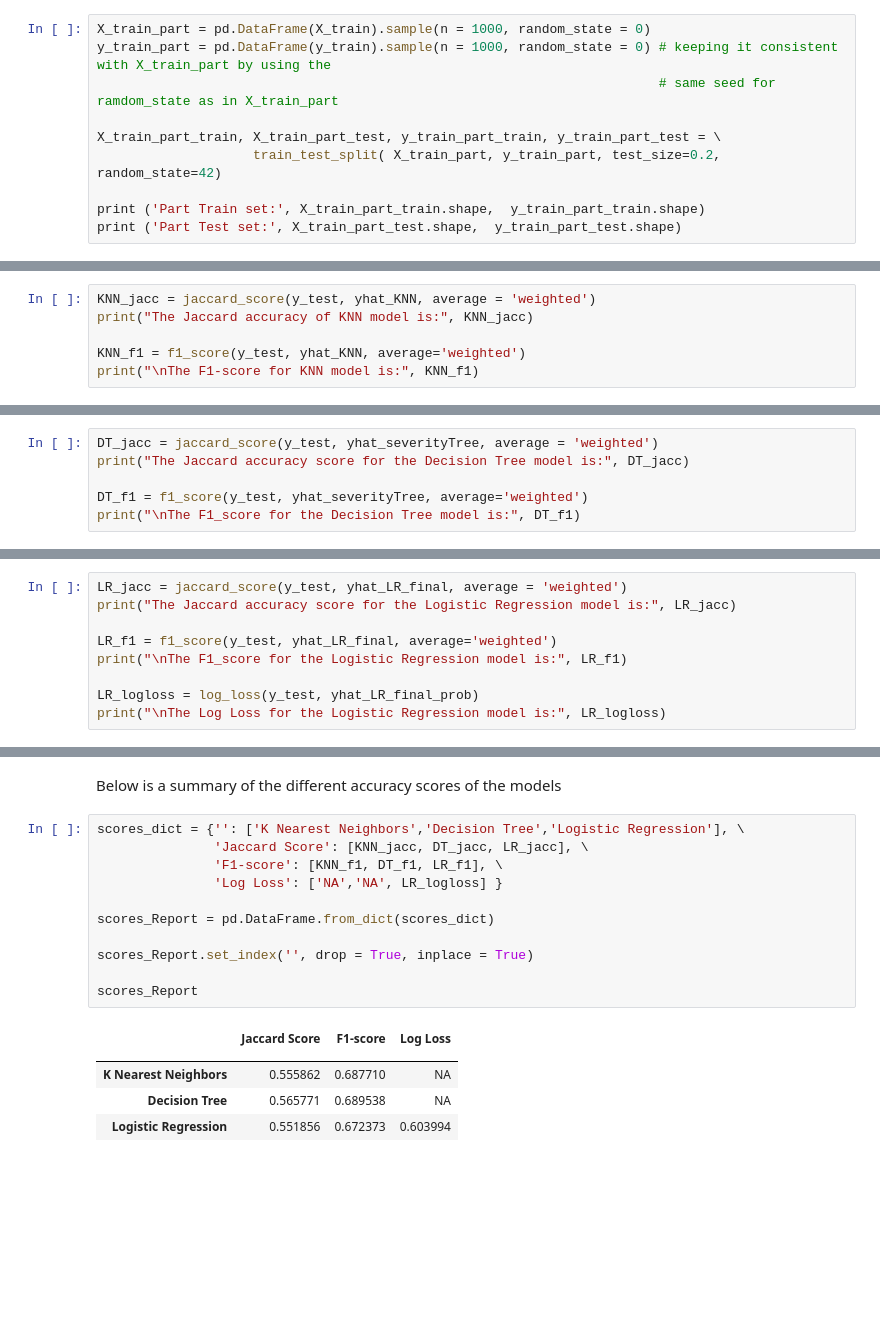
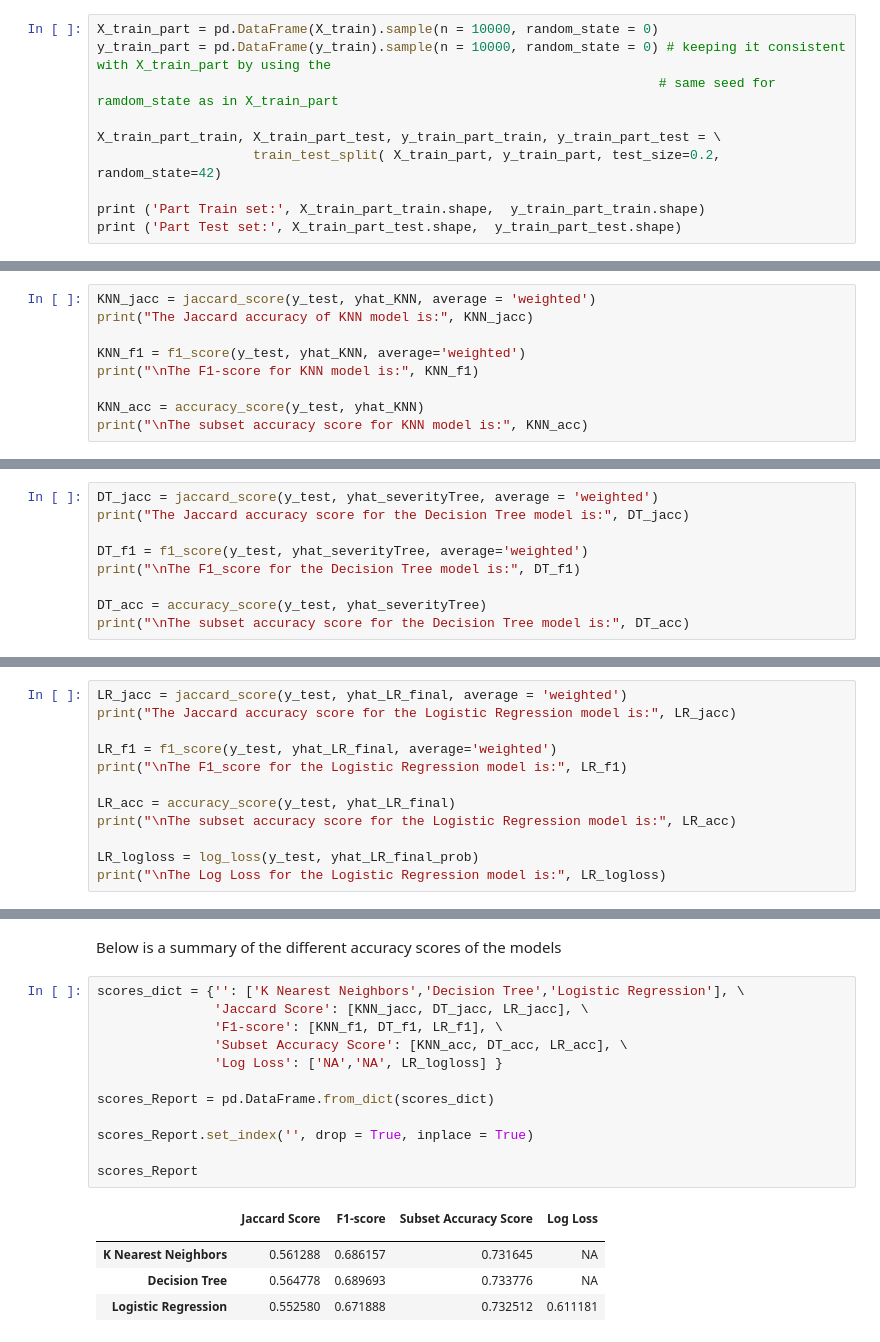
Before and after one commit to sankha14/Applied_Data_Science_Capstone, a Jupyter notebook: Car_Accident_Severity_Prediction.ipynb, the cells around one changed output, grey strips where cells are left out. Cells and saved outputs as stored; diff of their text form; blank space fills up the shorter version.

```diff
--- a/Car_Accident_Severity_Prediction.ipynb
+++ b/Car_Accident_Severity_Prediction.ipynb
@@ -1295,8 +1305,8 @@ Test set: (40358, 50) (40358,)
 # %% [markdown]
 We would like to check with a few different 'k' values to find out which 'k' value the model performs well enough for. But the train data is too large to probe multiple times. That's why we will only select only a small portion of the train data to probe.
 # %%
-X_train_part = pd.DataFrame(X_train).sample(n = 1000, random_state = 0)
-y_train_part = pd.DataFrame(y_train).sample(n = 1000, random_state = 0) # keeping it consistent with X_train_part by using the
+X_train_part = pd.DataFrame(X_train).sample(n = 10000, random_state = 0)
+y_train_part = pd.DataFrame(y_train).sample(n = 10000, random_state = 0) # keeping it consistent with X_train_part by using the
                                                                         # same seed for ramdom_state as in X_train_part
 
 X_train_part_train, X_train_part_test, y_train_part_train, y_train_part_test = \
@@ -1502,4 +1514,7 @@ print("The Jaccard accuracy of KNN model is:", KNN_jacc)
 
 KNN_f1 = f1_score(y_test, yhat_KNN, average='weighted')
 print("\nThe F1-score for KNN model is:", KNN_f1)
+
+KNN_acc = accuracy_score(y_test, yhat_KNN)
+print("\nThe subset accuracy score for KNN model is:", KNN_acc)
 # %% [output]
@@ -1530,4 +1547,7 @@ print("The Jaccard accuracy score for the Decision Tree model is:", DT_jacc)
 
 DT_f1 = f1_score(y_test, yhat_severityTree, average='weighted')
 print("\nThe F1_score for the Decision Tree model is:", DT_f1)
+
+DT_acc = accuracy_score(y_test, yhat_severityTree)
+print("\nThe subset accuracy score for the Decision Tree model is:", DT_acc)
 # %% [output]
@@ -1561,6 +1583,9 @@ print("The Jaccard accuracy score for the Logistic Regression model is:", LR_jac
 LR_f1 = f1_score(y_test, yhat_LR_final, average='weighted')
 print("\nThe F1_score for the Logistic Regression model is:", LR_f1)
 
+LR_acc = accuracy_score(y_test, yhat_LR_final)
+print("\nThe subset accuracy score for the Logistic Regression model is:", LR_acc)
+
 LR_logloss = log_loss(y_test, yhat_LR_final_prob)
 print("\nThe Log Loss for the Logistic Regression model is:", LR_logloss)
 # %% [output]
@@ -1590,17 +1617,18 @@ Below is a summary of the different accuracy scores of the models
 # %%
 scores_dict = {'': ['K Nearest Neighbors','Decision Tree','Logistic Regression'], \
                'Jaccard Score': [KNN_jacc, DT_jacc, LR_jacc], \
                'F1-score': [KNN_f1, DT_f1, LR_f1], \
+               'Subset Accuracy Score': [KNN_acc, DT_acc, LR_acc], \
                'Log Loss': ['NA','NA', LR_logloss] }
 
 scores_Report = pd.DataFrame.from_dict(scores_dict)
 
 scores_Report.set_index('', drop = True, inplace = True)
 
 scores_Report
 # %% [output]
-|  | Jaccard Score | F1-score | Log Loss |
-|  |  |  |  |
-| K Nearest Neighbors | 0.555862 | 0.687710 | NA |
-| Decision Tree | 0.565771 | 0.689538 | NA |
-| Logistic Regression | 0.551856 | 0.672373 | 0.603994 |
+|  | Jaccard Score | F1-score | Subset Accuracy Score | Log Loss |
+|  |  |  |  |  |
+| K Nearest Neighbors | 0.561288 | 0.686157 | 0.731645 | NA |
+| Decision Tree | 0.564778 | 0.689693 | 0.733776 | NA |
+| Logistic Regression | 0.552580 | 0.671888 | 0.732512 | 0.611181 |
```
Also changed, not shown: parts of 33 cells of this notebook.
